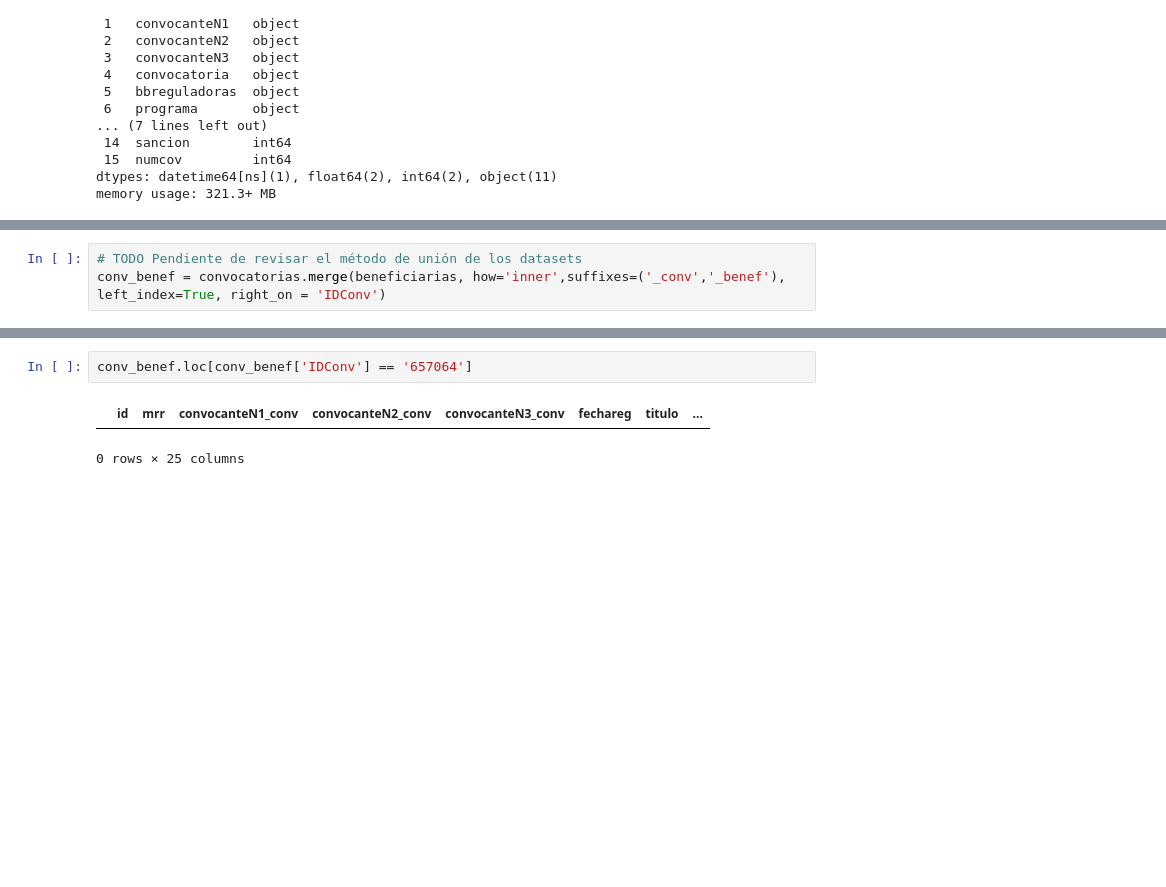
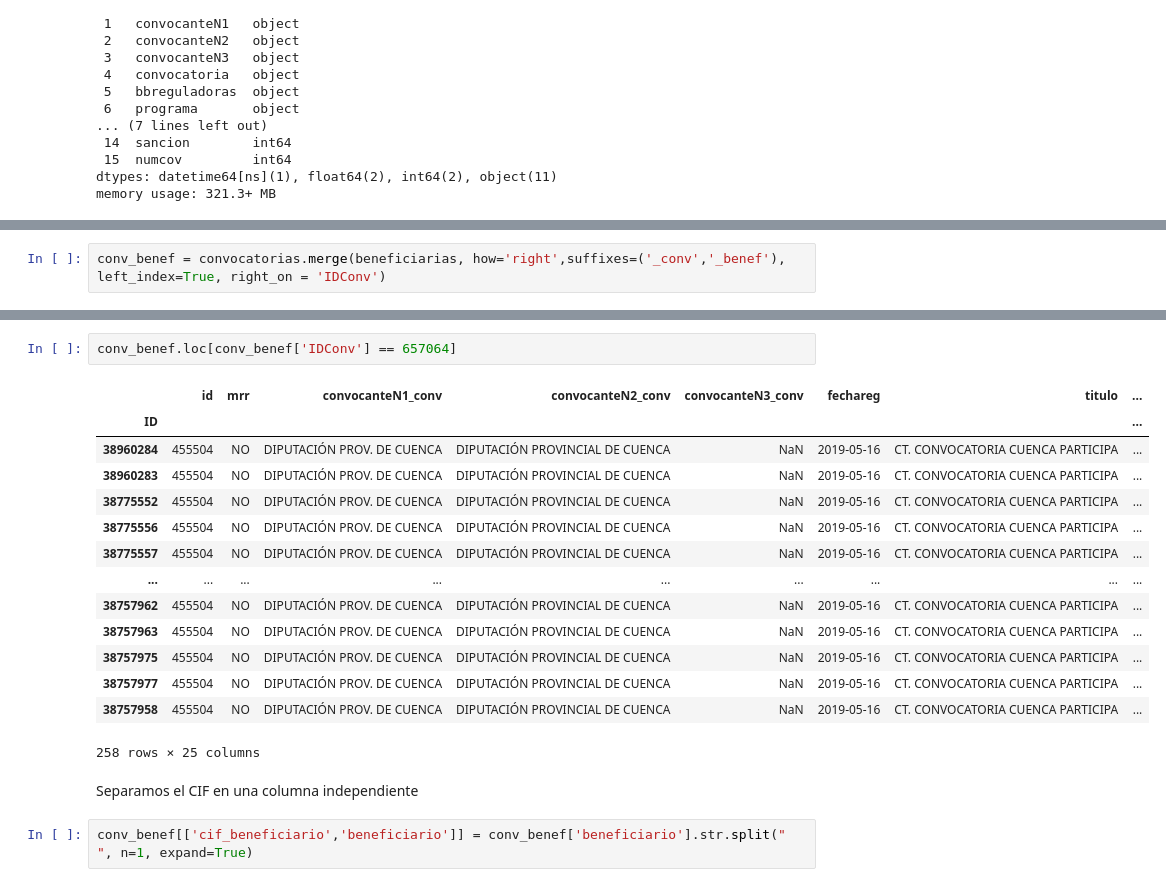
Before and after one commit to JaimeObregon/subvenciones, a Jupyter notebook: notebooks/cruce-datos.ipynb, the cells around one changed output, grey strips where cells are left out. Saved outputs shown, nothing was run; the diff lists cells and outputs as text; blank space fills up the shorter version.

Commit message:
Version inicial del dataset cruzado

```diff
--- a/notebooks/cruce-datos.ipynb
+++ b/notebooks/cruce-datos.ipynb
@@ -324,6 +305,5 @@ memory usage: 321.3+ MB
 # %%
-# TODO Pendiente de revisar el método de unión de los datasets
-conv_benef = convocatorias.merge(beneficiarias, how='inner',suffixes=('_conv','_benef'), left_index=True, right_on = 'IDConv')
+conv_benef = convocatorias.merge(beneficiarias, how='right',suffixes=('_conv','_benef'), left_index=True, right_on = 'IDConv')
 # %%
 conv_benef.head()
 # %% [output]
@@ -337,6 +317,22 @@ conv_benef.head()
 5 rows × 25 columns
 # %%
-conv_benef.loc[conv_benef['IDConv'] == '657064']
+conv_benef.loc[conv_benef['IDConv'] == 657064]
 # %% [output]
 |  | id | mrr | convocanteN1_conv | convocanteN2_conv | convocanteN3_conv | fechareg | titulo | ... |
+| ID |  |  |  |  |  |  |  | ... |
+| 38960284 | 455504 | NO | DIPUTACIÓN PROV. DE CUENCA | DIPUTACIÓN PROVINCIAL DE CUENCA | NaN | 2019-05-16 | CT. CONVOCATORIA CUENCA PARTICIPA | ... |
+| 38960283 | 455504 | NO | DIPUTACIÓN PROV. DE CUENCA | DIPUTACIÓN PROVINCIAL DE CUENCA | NaN | 2019-05-16 | CT. CONVOCATORIA CUENCA PARTICIPA | ... |
+| 38775552 | 455504 | NO | DIPUTACIÓN PROV. DE CUENCA | DIPUTACIÓN PROVINCIAL DE CUENCA | NaN | 2019-05-16 | CT. CONVOCATORIA CUENCA PARTICIPA | ... |
+| 38775556 | 455504 | NO | DIPUTACIÓN PROV. DE CUENCA | DIPUTACIÓN PROVINCIAL DE CUENCA | NaN | 2019-05-16 | CT. CONVOCATORIA CUENCA PARTICIPA | ... |
+| 38775557 | 455504 | NO | DIPUTACIÓN PROV. DE CUENCA | DIPUTACIÓN PROVINCIAL DE CUENCA | NaN | 2019-05-16 | CT. CONVOCATORIA CUENCA PARTICIPA | ... |
+| ... | ... | ... | ... | ... | ... | ... | ... | ... |
+| 38757962 | 455504 | NO | DIPUTACIÓN PROV. DE CUENCA | DIPUTACIÓN PROVINCIAL DE CUENCA | NaN | 2019-05-16 | CT. CONVOCATORIA CUENCA PARTICIPA | ... |
+| 38757963 | 455504 | NO | DIPUTACIÓN PROV. DE CUENCA | DIPUTACIÓN PROVINCIAL DE CUENCA | NaN | 2019-05-16 | CT. CONVOCATORIA CUENCA PARTICIPA | ... |
+| 38757975 | 455504 | NO | DIPUTACIÓN PROV. DE CUENCA | DIPUTACIÓN PROVINCIAL DE CUENCA | NaN | 2019-05-16 | CT. CONVOCATORIA CUENCA PARTICIPA | ... |
+| 38757977 | 455504 | NO | DIPUTACIÓN PROV. DE CUENCA | DIPUTACIÓN PROVINCIAL DE CUENCA | NaN | 2019-05-16 | CT. CONVOCATORIA CUENCA PARTICIPA | ... |
+| 38757958 | 455504 | NO | DIPUTACIÓN PROV. DE CUENCA | DIPUTACIÓN PROVINCIAL DE CUENCA | NaN | 2019-05-16 | CT. CONVOCATORIA CUENCA PARTICIPA | ... |
-0 rows × 25 columns
+258 rows × 25 columns
+# %% [markdown]
+Separamos el CIF en una columna independiente
+# %%
+conv_benef[['cif_beneficiario','beneficiario']] = conv_benef['beneficiario'].str.split(" ", n=1, expand=True)
```
Also changed, not shown: parts of 11 cells of this notebook.
